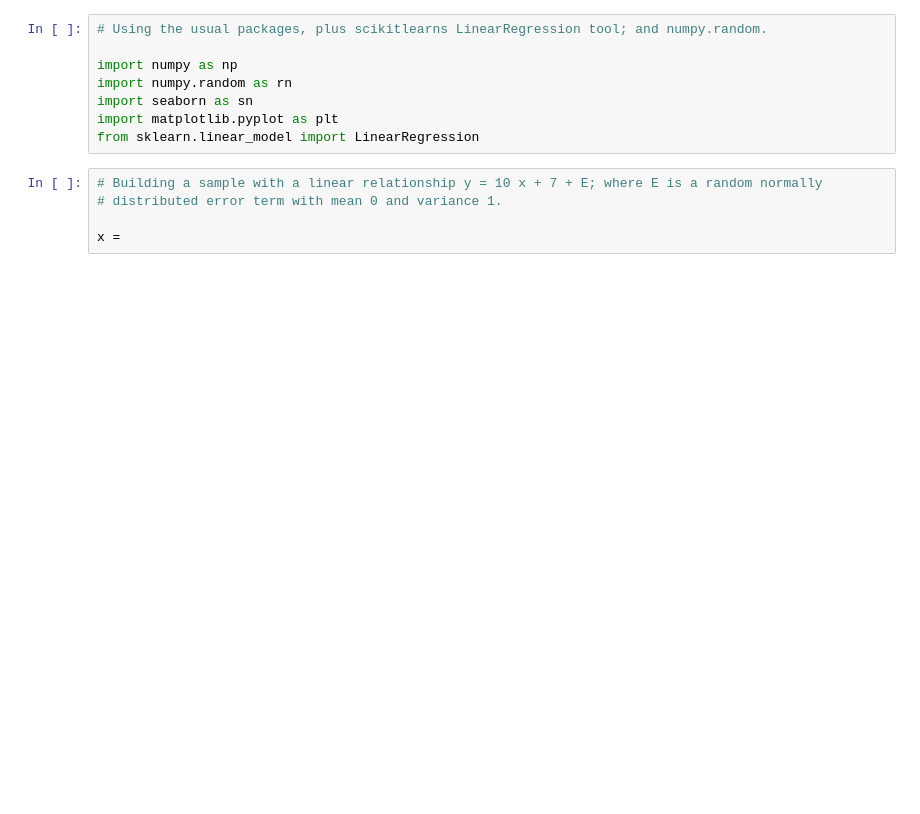
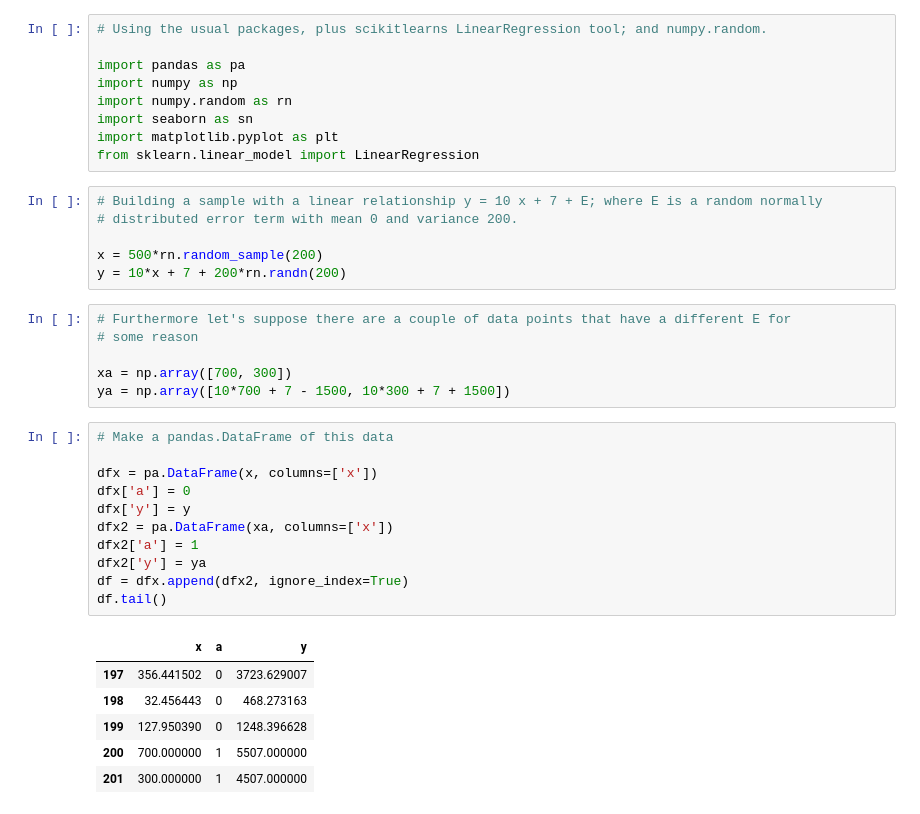
Before and after one commit to virgilpierce/STAT_411, a Jupyter notebook: 3_2 - Process.ipynb, the cells around one changed output. Drawn from its saved outputs; the diff is of its cells as text; blank space fills up the shorter version.

```diff
--- a/3_2 - Process.ipynb
+++ b/3_2 - Process.ipynb
@@ -45,6 +45,7 @@ Suppose we have a predictor feature $x$ and a resulting value $y$ that have a li
 # %%
 # Using the usual packages, plus scikitlearns LinearRegression tool; and numpy.random.
 
+import pandas as pa
 import numpy as np
 import numpy.random as rn
 import seaborn as sn
@@ -52,6 +53,31 @@ import matplotlib.pyplot as plt
 from sklearn.linear_model import LinearRegression
 # %%
 # Building a sample with a linear relationship y = 10 x + 7 + E; where E is a random normally
-# distributed error term with mean 0 and variance 1.
+# distributed error term with mean 0 and variance 200.
 
-x =
+x = 500*rn.random_sample(200)
+y = 10*x + 7 + 200*rn.randn(200)
+# %%
+# Furthermore let's suppose there are a couple of data points that have a different E for
+# some reason
+
+xa = np.array([700, 300])
+ya = np.array([10*700 + 7 - 1500, 10*300 + 7 + 1500])
+# %%
+# Make a pandas.DataFrame of this data
+
+dfx = pa.DataFrame(x, columns=['x'])
+dfx['a'] = 0
+dfx['y'] = y
+dfx2 = pa.DataFrame(xa, columns=['x'])
+dfx2['a'] = 1
+dfx2['y'] = ya
+df = dfx.append(dfx2, ignore_index=True)
+df.tail()
+# %% [output]
+|  | x | a | y |
+| 197 | 356.441502 | 0 | 3723.629007 |
+| 198 | 32.456443 | 0 | 468.273163 |
+| 199 | 127.950390 | 0 | 1248.396628 |
+| 200 | 700.000000 | 1 | 5507.000000 |
+| 201 | 300.000000 | 1 | 4507.000000 |
```
Also changed, not shown: parts of 3 cells of this notebook, 1 other file.
